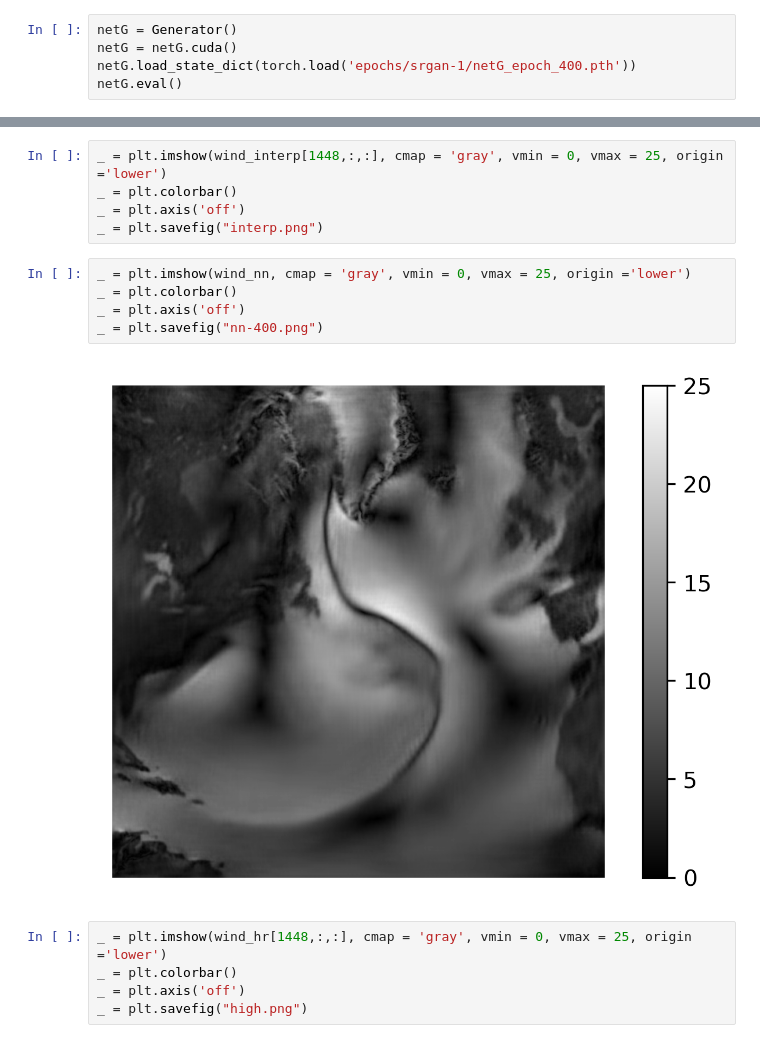
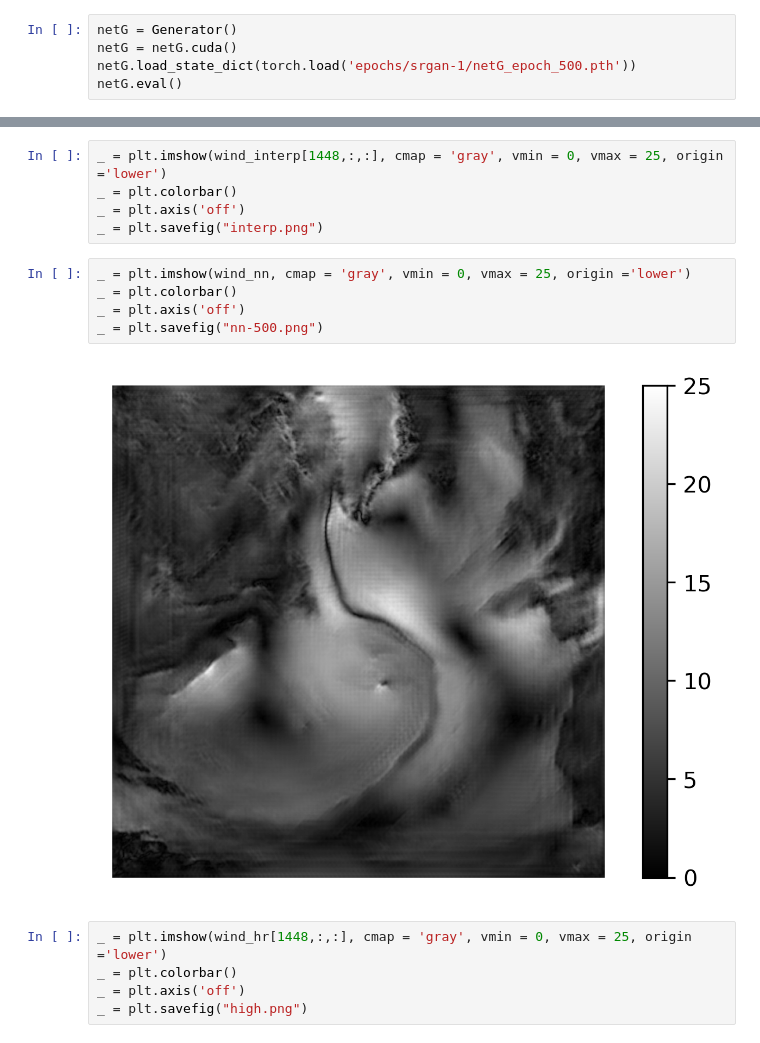
Before and after one commit to VRezvov/master-thesis, a Jupyter notebook: Images.ipynb, the cells around one changed output, grey strips where cells are left out. Cells and saved outputs as stored; diff of their text form.

Commit message:
SRGAN-1 500 epochs

```diff
--- a/Images.ipynb
+++ b/Images.ipynb
@@ -68,7 +68,7 @@ class ResidualBlock(nn.Module):
 # %%
 netG = Generator()
 netG = netG.cuda()
-netG.load_state_dict(torch.load('epochs/srgan-1/netG_epoch_400.pth'))
+netG.load_state_dict(torch.load('epochs/srgan-1/netG_epoch_500.pth'))
 netG.eval()
 # %% [output]
 Generator(
@@ -149,10 +149,10 @@ _ = plt.savefig("interp.png")
 # %%
 _ = plt.imshow(wind_nn, cmap = 'gray', vmin = 0, vmax = 25, origin ='lower')
 _ = plt.colorbar()
 _ = plt.axis('off')
-_ = plt.savefig("nn-400.png")
+_ = plt.savefig("nn-500.png")
 # %% [output]
-[figure, old version]
+[figure, new version]
 # %%
 _ = plt.imshow(wind_hr[1448,:,:], cmap = 'gray', vmin = 0, vmax = 25, origin ='lower')
 _ = plt.colorbar()
```
Also changed, not shown: parts of 1 cell of this notebook, 13 other files.
